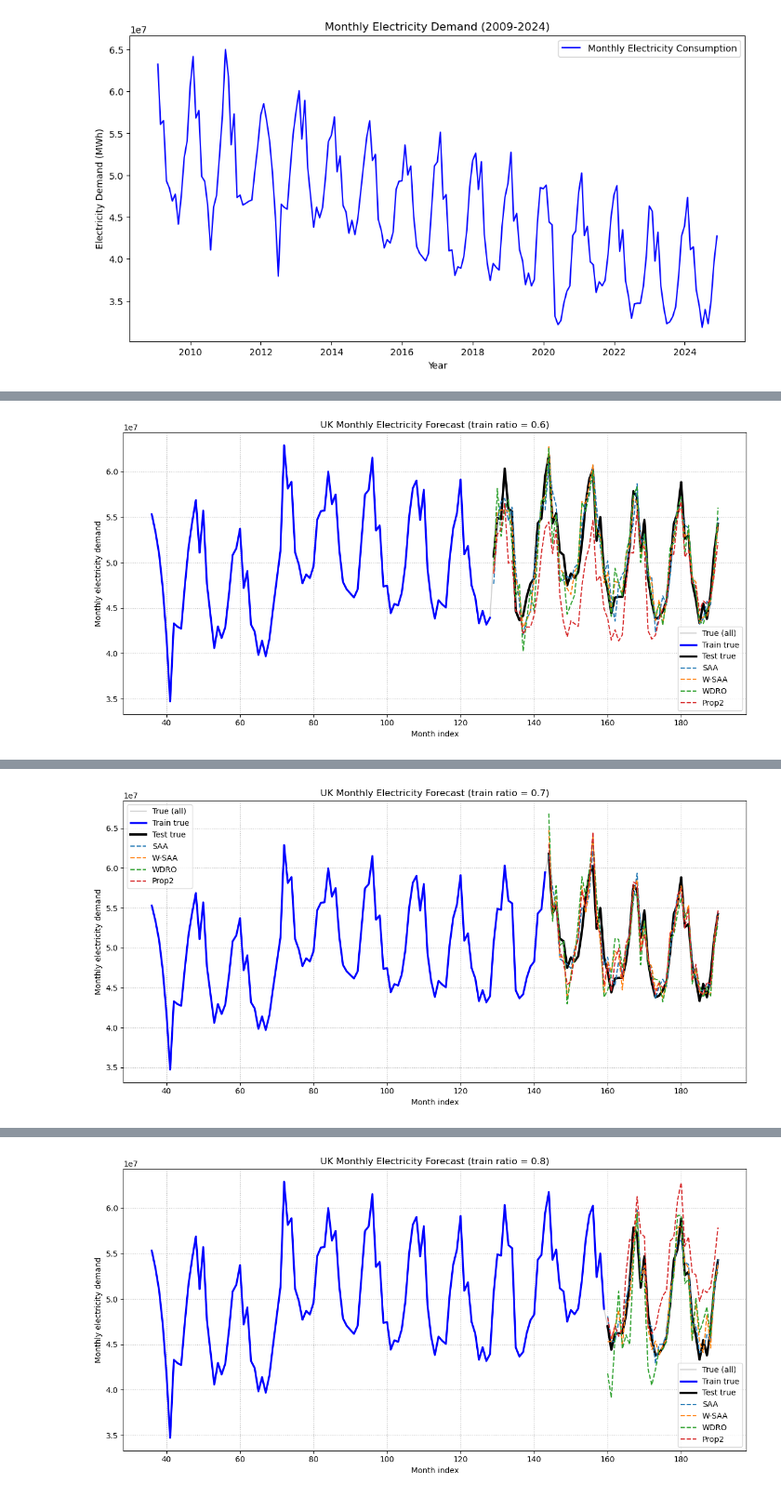
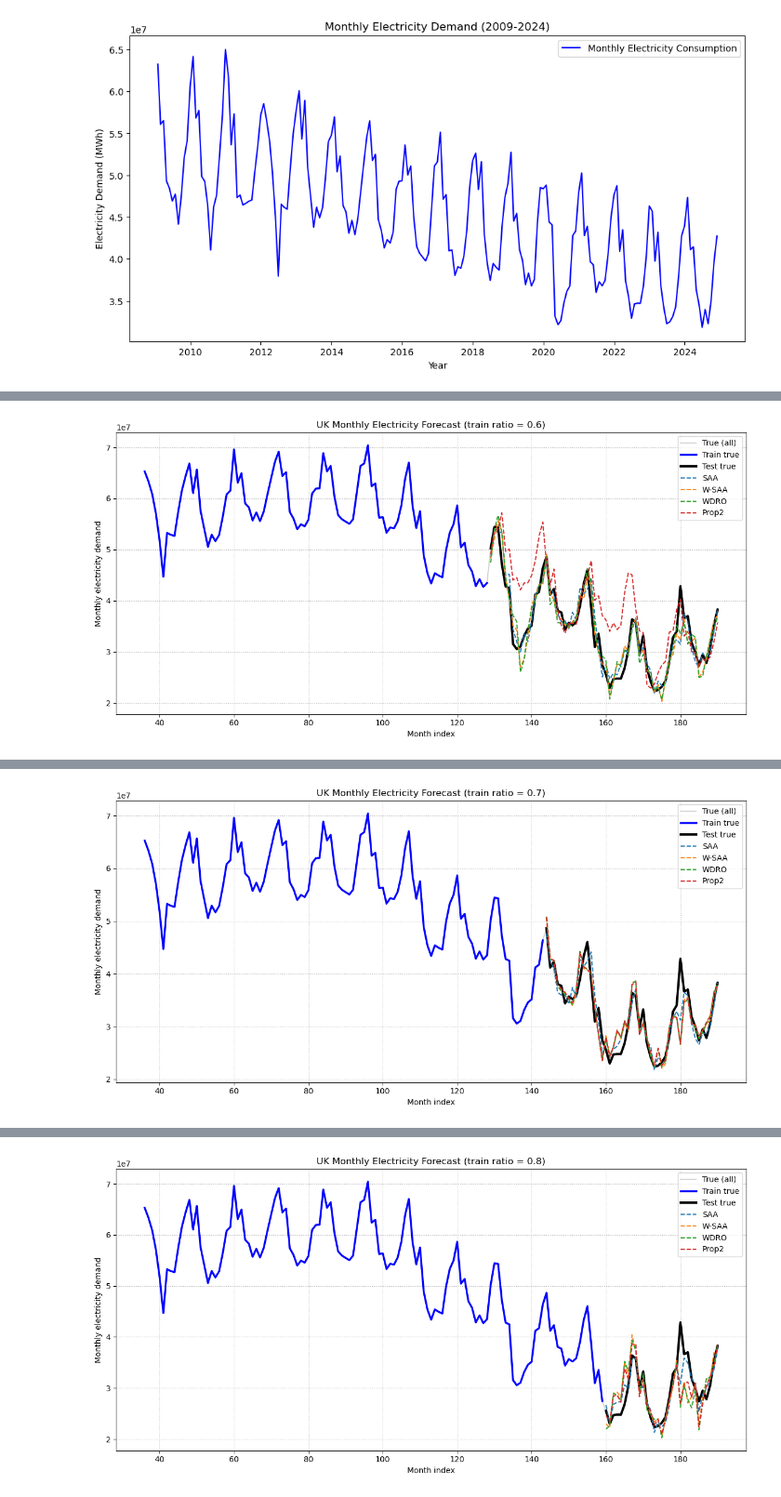
Before and after one commit to ujicrush/SP2, a Jupyter notebook: electricity consumption UK.ipynb, the cells around one changed output, grey strips where cells are left out. Shown at 93% size. Cells and saved outputs as stored; diff of their text form; code cells hidden in the pictures.

```diff
--- a/electricity consumption UK.ipynb
+++ b/electricity consumption UK.ipynb
@@ -223,7 +223,7 @@ dates = df_monthly.index
 step_mask = (
     (dates.month == 1) &
     (dates.year >= 2010) &
-    ((dates.year - 2010) % 5 == 0)
+    ((dates.year - 2010) % 2 == 0)
 )
 
 step_indices = np.where(step_mask)[0]
@@ -327,9 +329,9 @@ for ratio in time_ratios:
     # ================================
     # 1. Build Box uncertainty set on TRAIN only (for grid search)
     # ================================
-    Z_train = np.hstack([X_train, y_train[:, None]])
-    ell, upp = build_box_uncertainty(Z_train, qmin=0.01, qmax=0.99, eta=0.02)
-    C1, c2, d = build_box_conic_from_bounds(ell, upp, X_train.shape[1])
+    Z_all = np.hstack([X_all, y_all[:, None]])
+    ell, upp = build_box_uncertainty(Z_all, qmin=0.01, qmax=0.99, eta=0.02)
+    C1, c2, d = build_box_conic_from_bounds(ell, upp, X_all.shape[1])
 
     # ================================
     # 2. Baseline SAA (no hyperparameters)
@@ -594,4 +596,4 @@ Test samples     : 62
-[figure, old version]
+[figure, new version]
 === Time ratio 0.7 ===
 Train+Val samples: 108
 Test samples     : 47
@@ -608,4 +610,4 @@ Test samples     : 47
-[figure, old version]
+[figure, new version]
 === Time ratio 0.8 ===
 Train+Val samples: 124
 Test samples     : 31
@@ -622 +624 @@ Test samples     : 31
-[figure, old version]
+[figure, new version]
```
Also changed, not shown: parts of 3 cells of this notebook, 3 other files.
